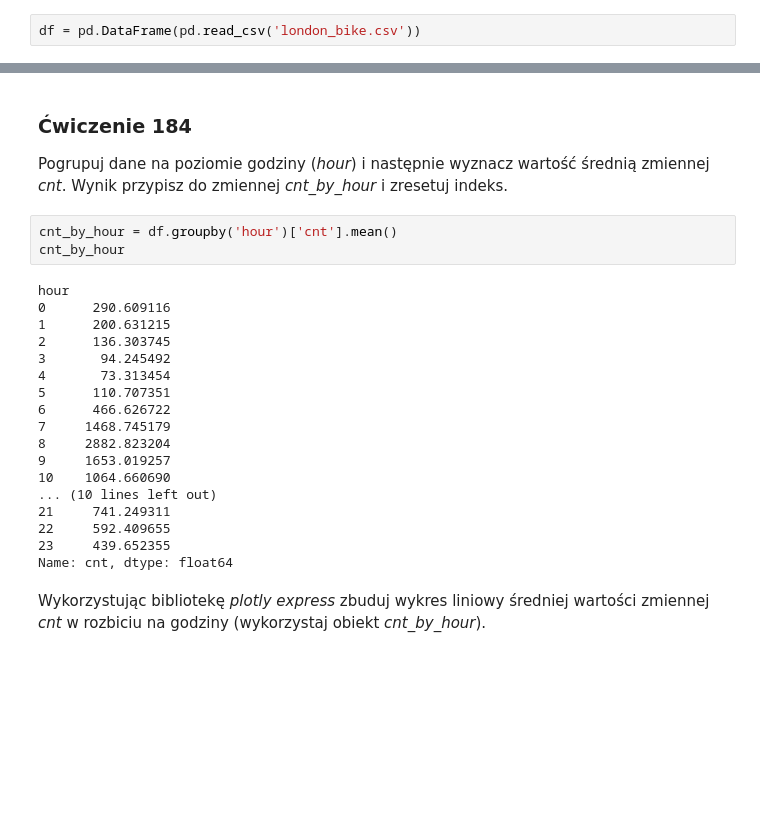
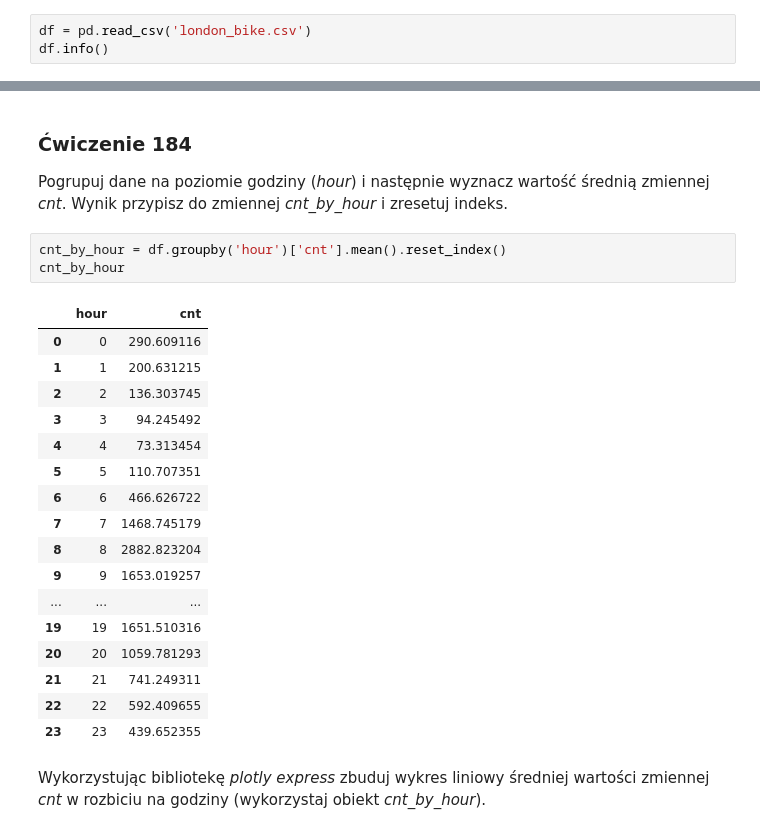
Before and after one commit to czyz-patryk/dataScienceBootcampExercises, a Jupyter notebook: Copy_of_171_180_exercises.ipynb, the cells around one changed output, grey strips where cells are left out. Drawn from its saved outputs; the diff is of its cells as text; blank space fills up the shorter version.

```diff
--- a/Copy_of_171_180_exercises.ipynb
+++ b/Copy_of_171_180_exercises.ipynb
@@ -33,4 +33,5 @@ Uruchom poniższą instrukcję aby pobrać plik _london_bike.csv_ do katalogu ro
 ### <a name='1'></a> Ćwiczenie 181
 Wczytaj plik _london_bike.csv_ do obiektu DataFrame o nazwie _df_ i wyświetl podstawowe informacje o obiekcie.
 # %%
-df = pd.DataFrame(pd.read_csv('london_bike.csv'))
+df = pd.read_csv('london_bike.csv')
+df.info()
@@ -121,26 +140,26 @@ Odczytaj dla jakiego miesiąca średnia wartość zmiennej _hum_ jest najmniejsz
 ### <a name='4'></a> Ćwiczenie 184
 Pogrupuj dane na poziomie godziny (_hour_) i następnie wyznacz wartość średnią zmiennej _cnt_. Wynik przypisz do zmiennej _cnt_by_hour_ i zresetuj indeks.
 # %%
-cnt_by_hour = df.groupby('hour')['cnt'].mean()
+cnt_by_hour = df.groupby('hour')['cnt'].mean().reset_index()
 cnt_by_hour
 # %% [output]
-hour
-0      290.609116
-1      200.631215
-2      136.303745
-3       94.245492
-4       73.313454
-5      110.707351
-6      466.626722
-7     1468.745179
-8     2882.823204
-9     1653.019257
-10    1064.660690
-... (10 lines left out)
-21     741.249311
-22     592.409655
-23     439.652355
-Name: cnt, dtype: float64
+|  | hour | cnt |
+| 0 | 0 | 290.609116 |
+| 1 | 1 | 200.631215 |
+| 2 | 2 | 136.303745 |
+| 3 | 3 | 94.245492 |
+| 4 | 4 | 73.313454 |
+| 5 | 5 | 110.707351 |
+| 6 | 6 | 466.626722 |
+| 7 | 7 | 1468.745179 |
+| 8 | 8 | 2882.823204 |
+| 9 | 9 | 1653.019257 |
+| ... | ... | ... |
+| 19 | 19 | 1651.510316 |
+| 20 | 20 | 1059.781293 |
+| 21 | 21 | 741.249311 |
+| 22 | 22 | 592.409655 |
+| 23 | 23 | 439.652355 |
 # %% [markdown]
 Wykorzystując bibliotekę _plotly express_ zbuduj wykres liniowy średniej wartości zmiennej _cnt_ w rozbiciu na godziny (wykorzystaj obiekt _cnt_by_hour_).
 # %%
```
Also changed, not shown: parts of 6 cells of this notebook.
